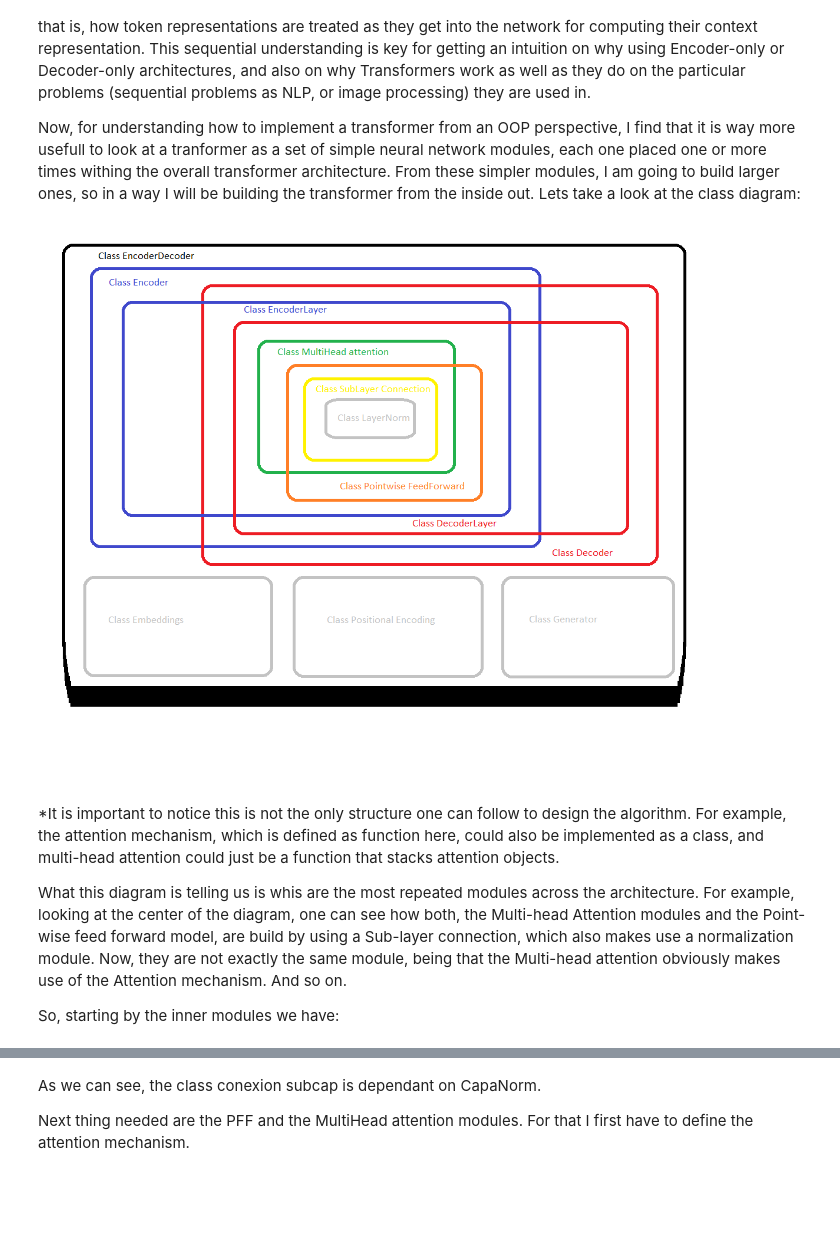
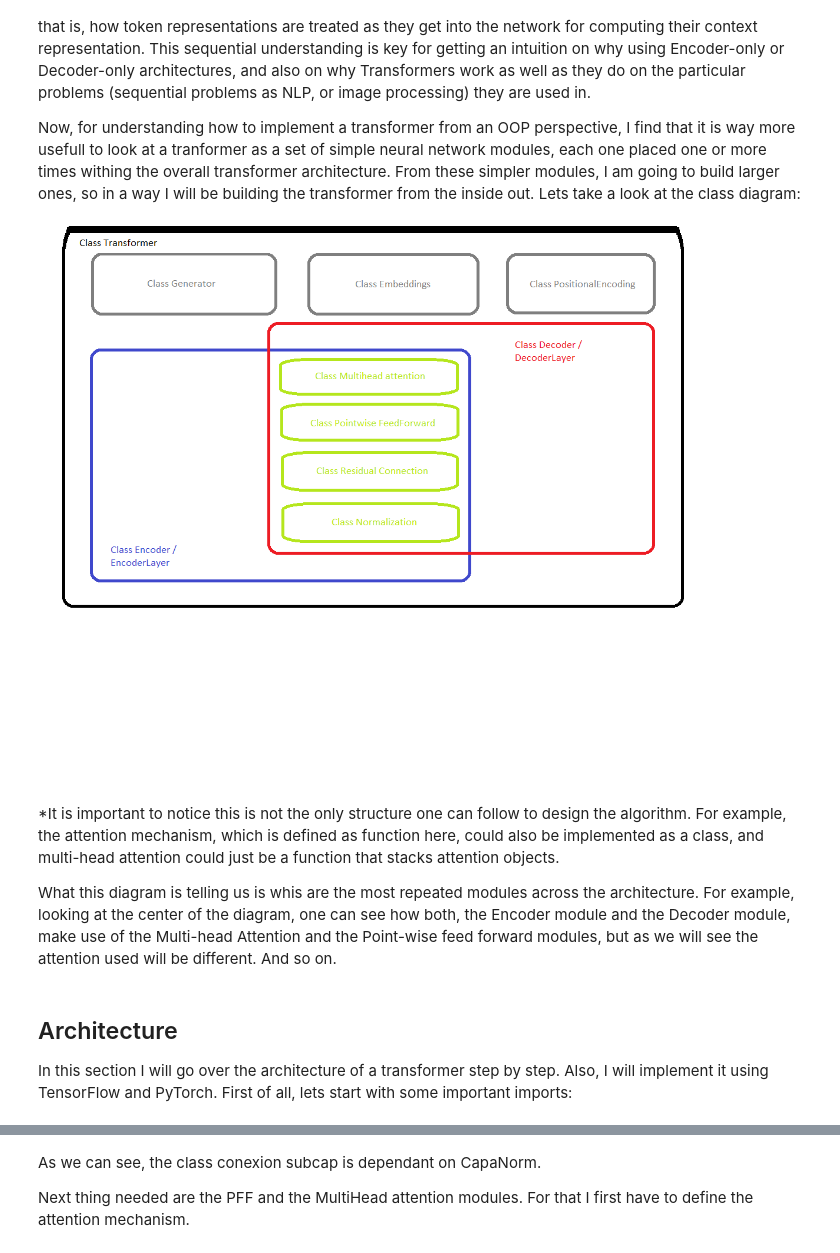
Before and after one commit to nomadicsenseis/annoted-transformer, a Jupyter notebook: The_Annoted_Transformer.ipynb, the cells around one changed output, grey strips where cells are left out. Drawn from its saved outputs; the diff is of its cells as text; code cells hidden in the pictures; blank space fills up the shorter version.

```diff
--- a/The_Annoted_Transformer.ipynb
+++ b/The_Annoted_Transformer.ipynb
@@ -41,12 +25,13 @@ The overall structure of an ED transformer can be divided in two modules: and En
 Now, for understanding how to implement a transformer from an OOP perspective, I find that it is way more usefull to look at a tranformer as a set of simple neural network modules, each one placed one or more times withing the overall transformer architecture. From these simpler modules, I am going to build larger ones, so in a way I will be building the transformer from the inside out. Lets take a look at the class diagram:
 # %%
 from IPython.display import Image
-Image(filename='/content/Estrucura de clases transformer.png',width=700, height=600)
+Image(filename='/content/AnnotedTransformer Class Structure.png',width=700, height=600)
 # %% [output]
-[figure, old version]
+[figure, new version]
 # %% [markdown]
 *It is important to notice this is not the only structure one can follow to design the algorithm. For example, the attention mechanism, which is defined as function here, could also be implemented as a class, and multi-head attention could just be a function that stacks attention objects.
 
-What this diagram is telling us is whis are the most repeated modules across the architecture. For example, looking at the center of the diagram, one can see how both, the Multi-head Attention modules and the Point-wise feed forward model, are build by using a Sub-layer connection, which also makes use a normalization module. Now, they are not exactly the same module, being that the Multi-head attention obviously makes use of the Attention mechanism. And so on.
-
-So, starting by the inner modules we have:
+What this diagram is telling us is whis are the most repeated modules across the architecture. For example, looking at the center of the diagram, one can see how both, the Encoder module and the Decoder module, make use of the Multi-head Attention and the Point-wise feed forward modules, but as we will see the attention used will be different. And so on.
+# %% [markdown]
+## Architecture
+In this section I will go over the architecture of a transformer step by step. Also, I will implement it using TensorFlow and PyTorch. First of all, lets start with some important imports:
```
Also changed, not shown: parts of 24 cells of this notebook.
